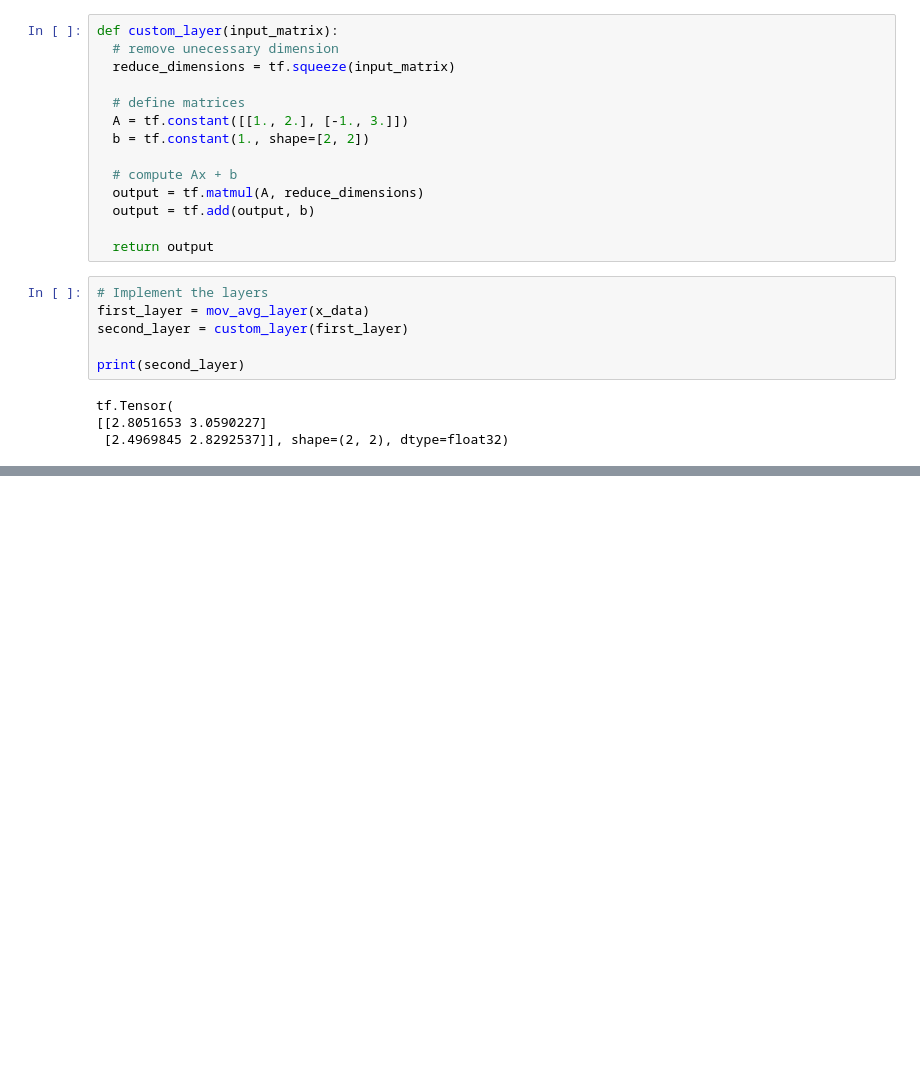
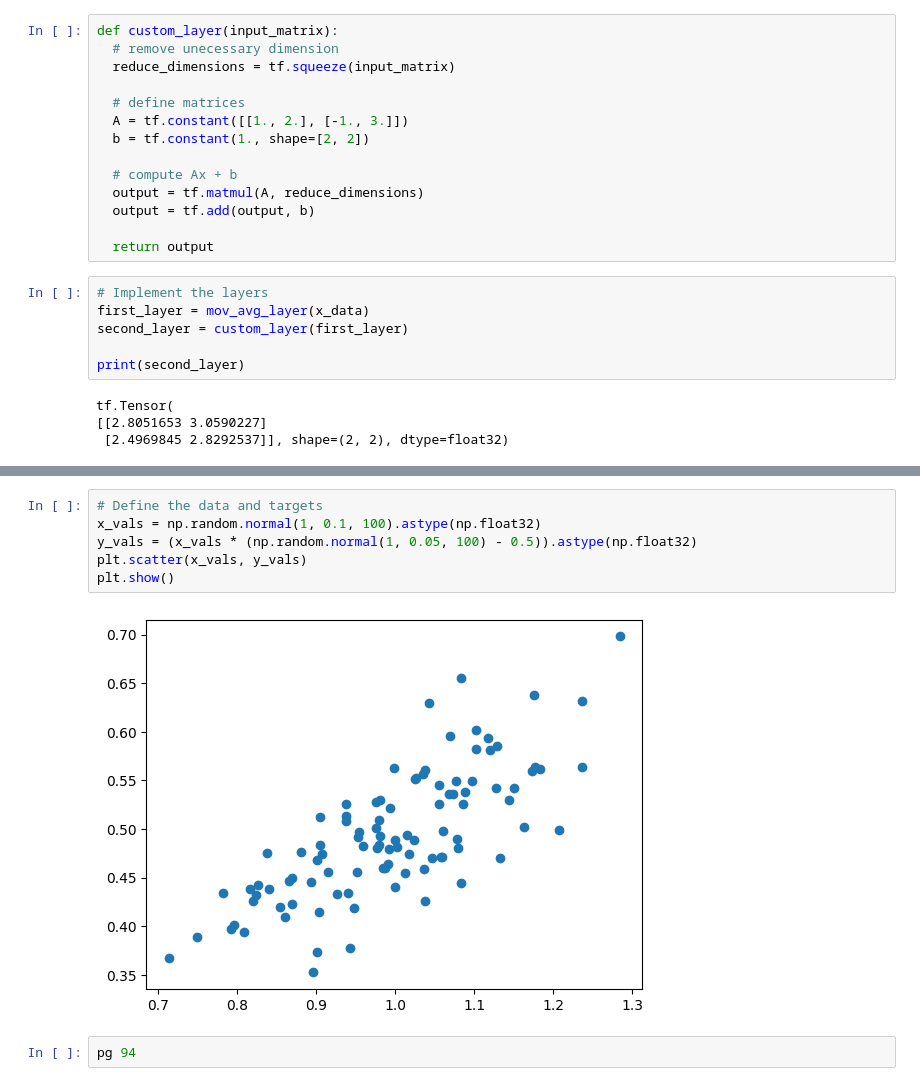
Before and after one commit to minimartzz/tensorflow-cookbook, a Jupyter notebook: ch2 tensorflow way/tensorflow-way.ipynb, the cells around one changed output, grey strips where cells are left out. Saved outputs shown, nothing was run; the diff lists cells and outputs as text; blank space fills up the shorter version.

```diff
--- a/ch2 tensorflow way/tensorflow-way.ipynb
+++ b/ch2 tensorflow way/tensorflow-way.ipynb
@@ -202,0 +398,10 @@ tf.Tensor(
+# %%
+# Define the data and targets
+x_vals = np.random.normal(1, 0.1, 100).astype(np.float32)
+y_vals = (x_vals * (np.random.normal(1, 0.05, 100) - 0.5)).astype(np.float32)
+plt.scatter(x_vals, y_vals)
+plt.show()
+# %% [output]
+[figure, added]
+# %%
+pg 94
```
Also changed, not shown: parts of 29 cells of this notebook.
